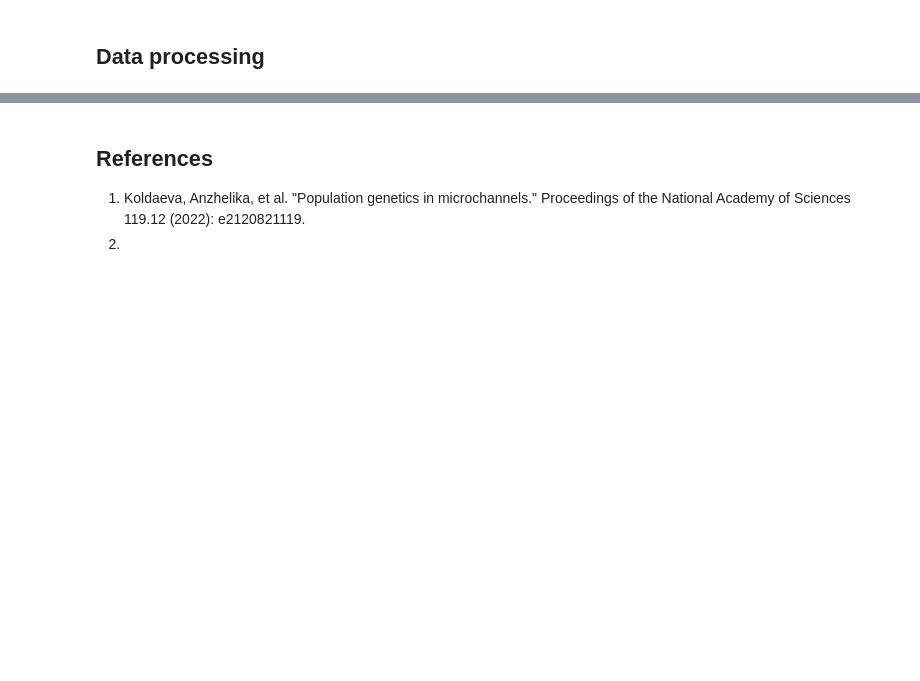
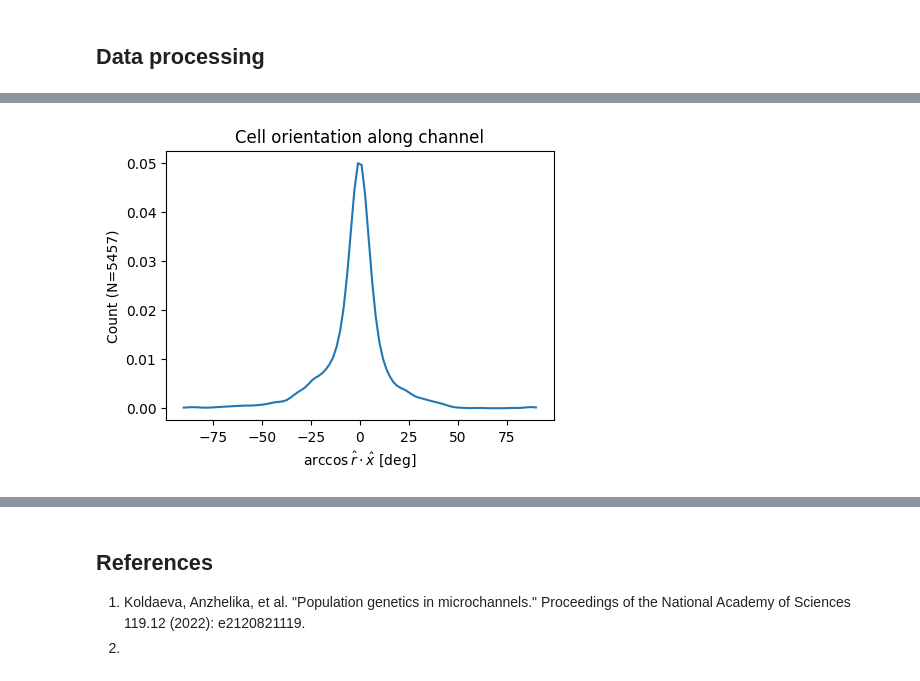
Before and after one commit to igordub/oist-rotation-bcu, a Jupyter notebook: notebooks/ID_02_cellOritentationExp.ipynb, the cells around one changed output, grey strips where cells are left out. Saved outputs shown, nothing was run; the diff lists cells and outputs as text; code cells hidden in the pictures; blank space fills up the shorter version.

Commit message:
Evaluate KDE

```diff
--- a/notebooks/ID_02_cellOritentationExp.ipynb
+++ b/notebooks/ID_02_cellOritentationExp.ipynb
@@ -104,2 +135,8 @@ x = x - 90
 # %% [markdown]
 ## Data processing
+# %%
+# Perform Kernel Desity Estimation (KDE)
+kde = gaussian_kde(angles, bw_method='scott', weights=None)
+# %%
+x_grid = np.linspace(-90,90,100)
+kde.evaluate(x_grid)
@@ -105,0 +174,10 @@ x = x - 90
+# %%
+plt.figure(figsize=(5,3.5))
+plt.title("Cell orientation along channel")
+plt.plot(x_grid, kde(x_grid))
+plt.xlabel(r"$\arccos{\hat{r}\cdot\hat{x}}$ [deg]")
+plt.ylabel("Count (N={:d})".format(len(angles)))
+plt.savefig(join_paths(out_dir_path,'oritent_hist.pdf'), dpi=300)
+# plt.close()
+# %% [output]
+[figure, added]
```
Also changed, not shown: parts of 10 cells of this notebook.
